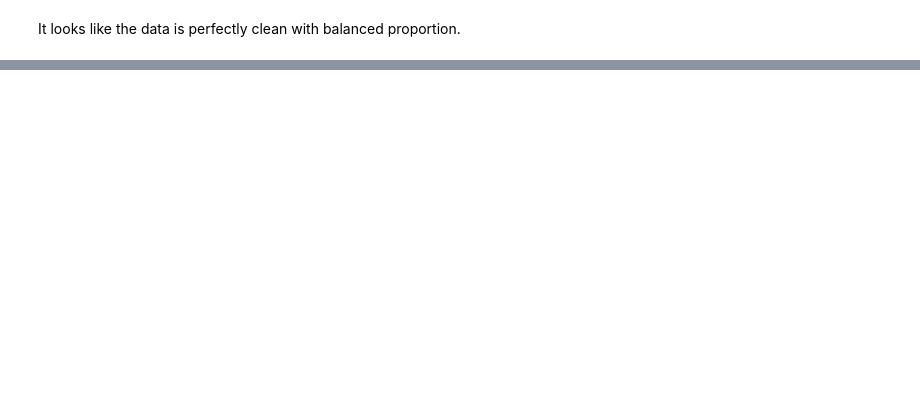
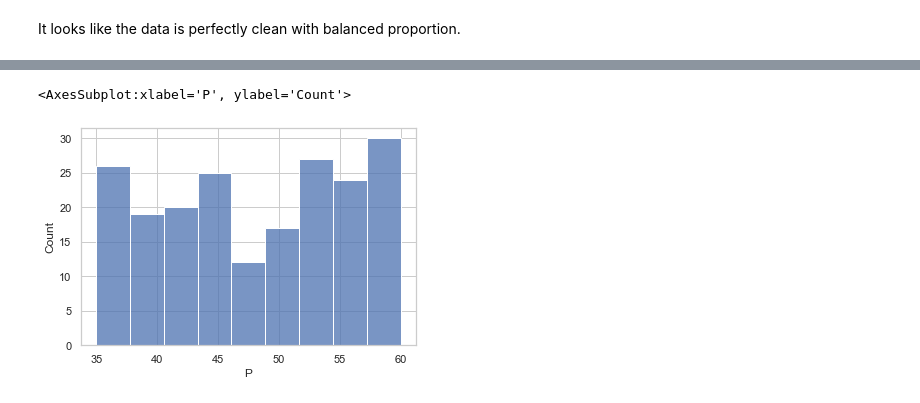
Before and after one commit to Mahnaz-Meem/Mid-Bootcamp-project, a Jupyter notebook: notebooks/main.ipynb, the cells around one changed output, grey strips where cells are left out. Saved outputs shown, nothing was run; the diff lists cells and outputs as text; code cells hidden in the pictures; blank space fills up the shorter version.

```diff
--- a/notebooks/main.ipynb
+++ b/notebooks/main.ipynb
@@ -134,0 +170,5 @@ plt.show()
+# %%
+sns.histplot(data = crop[crop['label'].isin(['rice', 'maize'])]['P'])
+# %% [output]
+<AxesSubplot:xlabel='P', ylabel='Count'>
+[figure, added]
```
Also changed, not shown: parts of 59 cells of this notebook, 22 other files.
